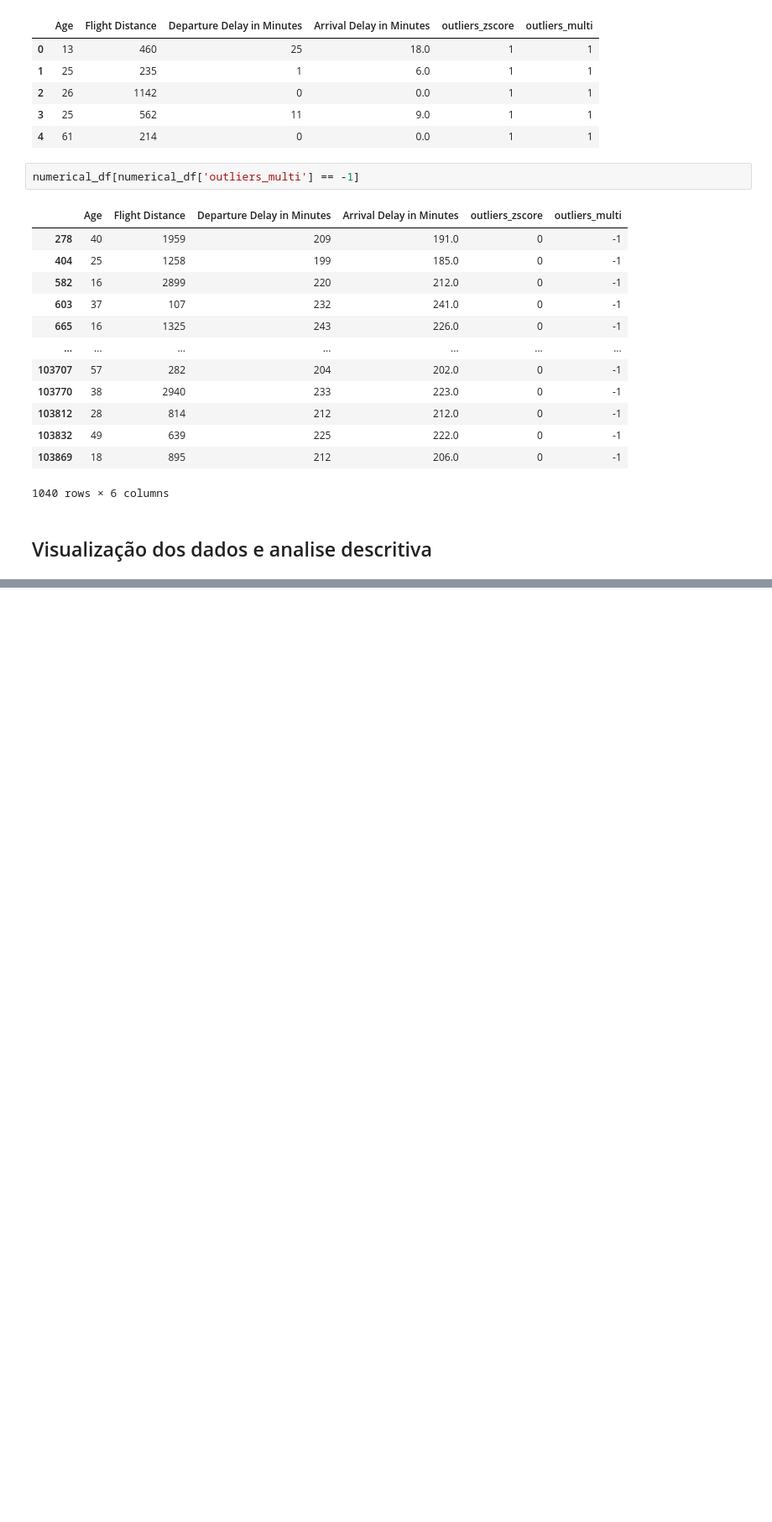
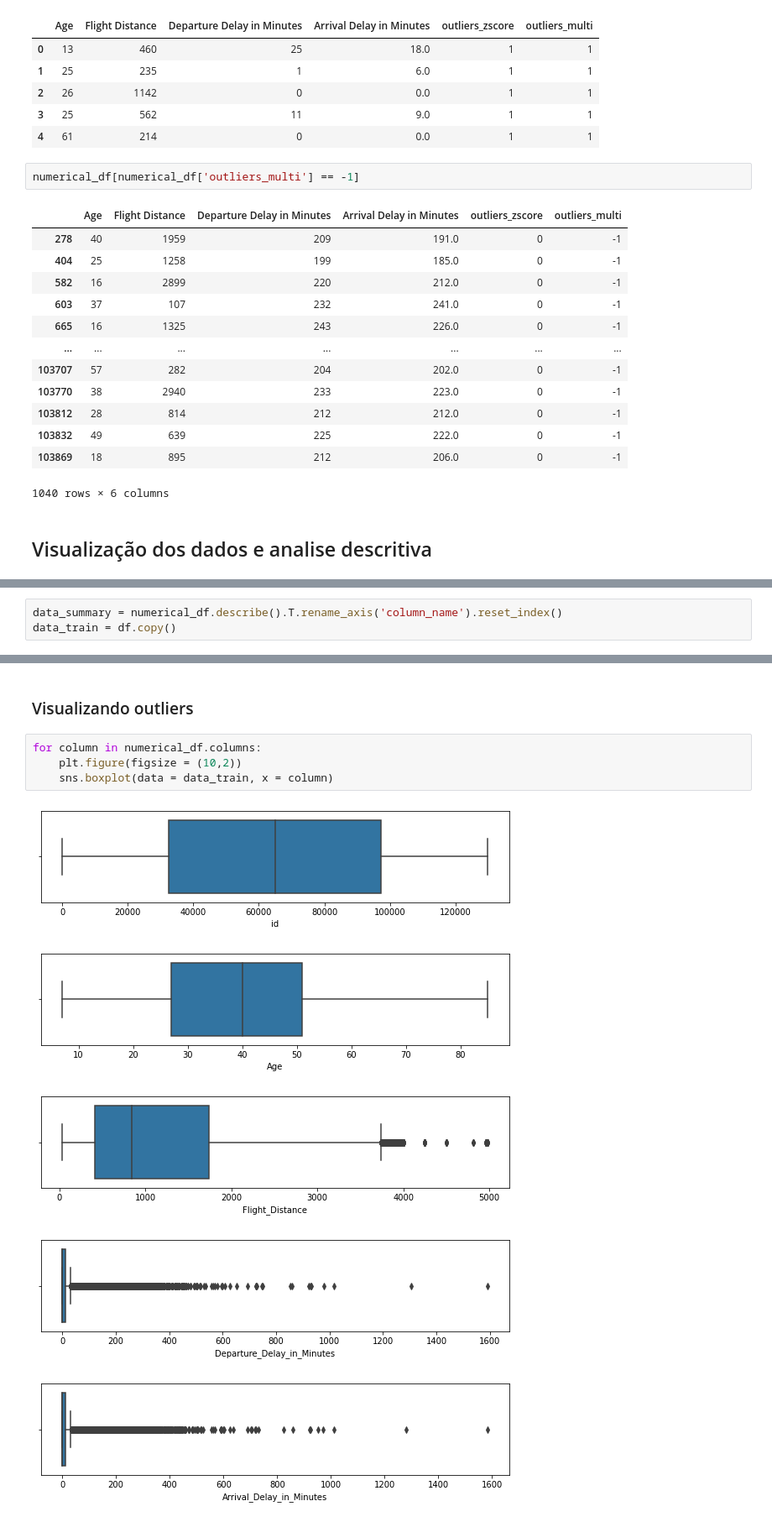
Before and after one commit to Pvcunha/introducao-ciencia-dados, a Jupyter notebook: introducao_ciencia_dados.ipynb, the cells around one changed output, grey strips where cells are left out. Shown at 84% size. Saved outputs shown, nothing was run; the diff lists cells and outputs as text; blank space fills up the shorter version.

Commit message:
Integrando visualização dos dados

```diff
--- a/introducao_ciencia_dados.ipynb
+++ b/introducao_ciencia_dados.ipynb
@@ -341,0 +339,3 @@ from scipy.stats import
+# %%
+data_summary = numerical_df.describe().T.rename_axis('column_name').reset_index()
+data_train = df.copy()
@@ -341,0 +371,12 @@ from scipy.stats import
+# %% [markdown]
+### Visualizando outliers
+# %%
+for column in numerical_df.columns:
+    plt.figure(figsize = (10,2))
+    sns.boxplot(data = data_train, x = column)
+# %% [output]
+[figure, added]
+[figure, added]
+[figure, added]
+[figure, added]
+[figure, added]
```
Also changed, not shown: parts of 37 cells of this notebook.
